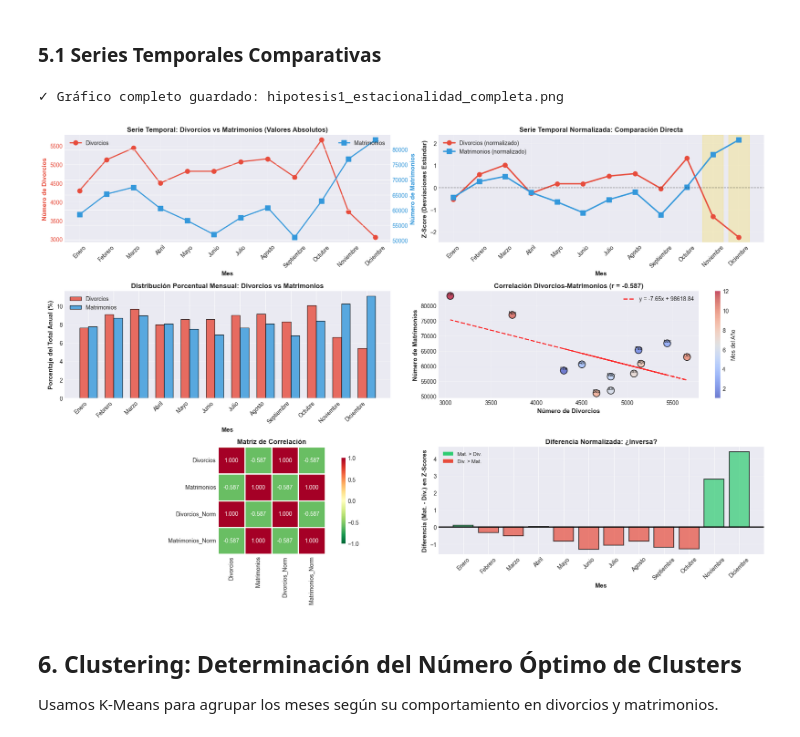
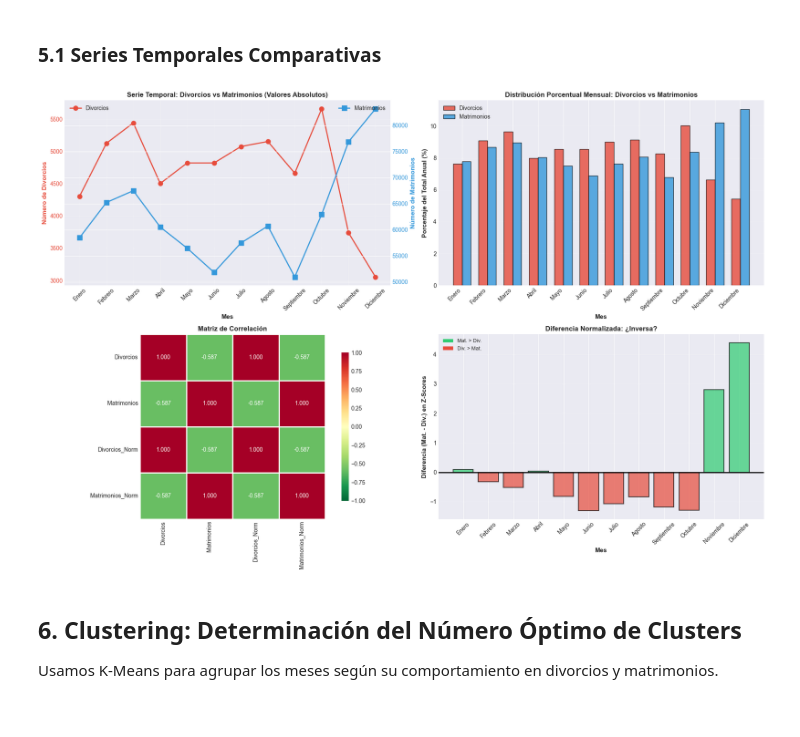
Before and after one commit to Branuvg/proyecto1_mineria, a Jupyter notebook: Hipotesis_1_Estacionalidad_Inversa.ipynb, the cells around one changed output. Cells and saved outputs as stored; diff of their text form; code cells hidden in the pictures.

```diff
--- a/Hipotesis_1_Estacionalidad_Inversa.ipynb
+++ b/Hipotesis_1_Estacionalidad_Inversa.ipynb
@@ -295,7 +265,7 @@ Creamos múltiples visualizaciones para explorar los patrones estacionales.
 fig = plt.figure(figsize=(18, 12))
 
 # 5.1.1 Series temporales absolutas superpuestas
-ax1 = plt.subplot(3, 2, 1)
+ax1 = plt.subplot(2, 2, 1)
 ax1_twin = ax1.twinx()
 
 ax1.plot(estacionalidad['Mes_Nombre'], estacionalidad['Divorcios'],
@@ -314,27 +284,8 @@ ax1.grid(True, alpha=0.3)
 ax1.legend(loc='upper left')
 ax1_twin.legend(loc='upper right')
 
-# 5.1.2 Series temporales normalizadas
-ax2 = plt.subplot(3, 2, 2)
-ax2.plot(estacionalidad['Mes_Nombre'], estacionalidad['Divorcios_Norm'],
-         marker='o', linewidth=2.5, markersize=8, color='#E74C3C', label='Divorcios (normalizado)')
-ax2.plot(estacionalidad['Mes_Nombre'], estacionalidad['Matrimonios_Norm'],
-         marker='s', linewidth=2.5, markersize=8, color='#3498DB', label='Matrimonios (normalizado)')
-ax2.axhline(y=0, color='black', linestyle='--', linewidth=1, alpha=0.5)
-ax2.set_xlabel('Mes', fontsize=11, fontweight='bold')
-ax2.set_ylabel('Z-Score (Desviaciones Estándar)', fontsize=11, fontweight='bold')
-ax2.set_title('Serie Temporal Normalizada: Comparación Directa', fontsize=12, fontweight='bold')
-ax2.tick_params(axis='x', rotation=45)
-ax2.legend(loc='best', fontsize=10)
-ax2.grid(True, alpha=0.3)
-
-# Resaltar noviembre y diciembre
-nov_dic_indices = estacionalidad[estacionalidad['Mes'].isin([11, 12])].index
-for idx in nov_dic_indices:
-    ax2.axvspan(idx-0.4, idx+0.4, alpha=0.2, color='gold', label='Nov-Dic' if idx == nov_dic_indices[0] else '')
-
 # 5.1.3 Diagrama de barras comparativo
-ax3 = plt.subplot(3, 2, 3)
+ax3 = plt.subplot(2, 2, 2)
 x = np.arange(len(estacionalidad))
 width = 0.35
 
@@ -350,65 +301,36 @@ ax3.set_xticks(x)
 ax3.set_xticklabels(estacionalidad['Mes_Nombre'], rotation=45, ha='right')
 ax3.legend(loc='best', fontsize=10)
 ax3.grid(True, alpha=0.3, axis='y')
 
-# 5.1.4 Scatter plot con línea de tendencia
-ax4 = plt.subplot(3, 2, 4)
-scatter = ax4.scatter(estacionalidad['Divorcios'], estacionalidad['Matrimonios'],
-                     s=150, alpha=0.7, c=estacionalidad['Mes'], cmap='coolwarm',
-                     edgecolors='black', linewidth=1.5, vmin=1, vmax=12)
-
-# Línea de regresión
-z = np.polyfit(estacionalidad['Divorcios'], estacionalidad['Matrimonios'], 1)
-p = np.poly1d(z)
-ax4.plot(estacionalidad['Divorcios'], p(estacionalidad['Divorcios']),
-         "r--", linewidth=2, alpha=0.8, label=f'y = {z[0]:.2f}x + {z[1]:.2f}')
-
-# Añadir etiquetas de meses
-for idx, row in estacionalidad.iterrows():
-    ax4.annotate(row['Mes_Nombre'][:3],
-                (row['Divorcios'], row['Matrimonios']),
-                fontsize=8, ha='center', va='bottom')
-
-ax4.set_xlabel('Número de Divorcios', fontsize=11, fontweight='bold')
-ax4.set_ylabel('Número de Matrimonios', fontsize=11, fontweight='bold')
-ax4.set_title(f'Correlación Divorcios-Matrimonios (r = {pearson_r:.3f})', fontsize=12, fontweight='bold')
-ax4.legend(loc='best', fontsize=10)
-ax4.grid(True, alpha=0.3)
-cbar = plt.colorbar(scatter, ax=ax4)
-cbar.set_label('Mes del Año', fontsize=10)
-
 # 5.1.5 Heatmap de correlación
-ax5 = plt.subplot(3, 2, 5)
+ax5 = plt.subplot(2, 2, 3)
 corr_matrix = estacionalidad[['Divorcios', 'Matrimonios', 'Divorcios_Norm', 'Matrimonios_Norm']].corr()
 sns.heatmap(corr_matrix, annot=True, fmt='.3f', cmap='RdYlGn_r', center=0,
             square=True, linewidths=2, cbar_kws={"shrink": 0.8},
             ax=ax5, vmin=-1, vmax=1)
 ax5.set_title('Matriz de Correlación', fontsize=12, fontweight='bold')
 
 # 5.1.6 Análisis de diferencias mes a mes
-ax6 = plt.subplot(3, 2, 6)
+ax6 = plt.subplot(2, 2, 4)
 estacionalidad['Diferencia_Norm'] = estacionalidad['Matrimonios_Norm'] - estacionalidad['Divorcios_Norm']
 colors = ['#2ECC71' if x > 0 else '#E74C3C' for x in estacionalidad['Diferencia_Norm']]
 bars = ax6.bar(estacionalidad['Mes_Nombre'], estacionalidad['Diferencia_Norm'],
                color=colors, alpha=0.7, edgecolor='black', linewidth=1.5)
 ax6.axhline(y=0, color='black', linestyle='-', linewidth=2)
 ax6.set_xlabel('Mes', fontsize=11, fontweight='bold')
 ax6.set_ylabel('Diferencia (Mat. - Div.) en Z-Scores', fontsize=11, fontweight='bold')
 ax6.set_title('Diferencia Normalizada: ¿Inversa?', fontsize=12, fontweight='bold')
 ax6.tick_params(axis='x', rotation=45)
 ax6.grid(True, alpha=0.3, axis='y')
 
 legend_elements = [Patch(facecolor='#2ECC71', label='Mat. > Div.'),
                    Patch(facecolor='#E74C3C', label='Div. > Mat.')]
 ax6.legend(handles=legend_elements, loc='best', fontsize=9)
 
 plt.tight_layout()
-plt.savefig('hipotesis1_estacionalidad_completa.png', dpi=300, bbox_inches='tight')
-print("✓ Gráfico completo guardado: hipotesis1_estacionalidad_completa.png")
 plt.show()
 # %% [output]
-✓ Gráfico completo guardado: hipotesis1_estacionalidad_completa.png
-[figure, old version]
+[figure, new version]
 # %% [markdown]
 ## 6. Clustering: Determinación del Número Óptimo de Clusters
 
```
Also changed, not shown: parts of 20 cells of this notebook.
